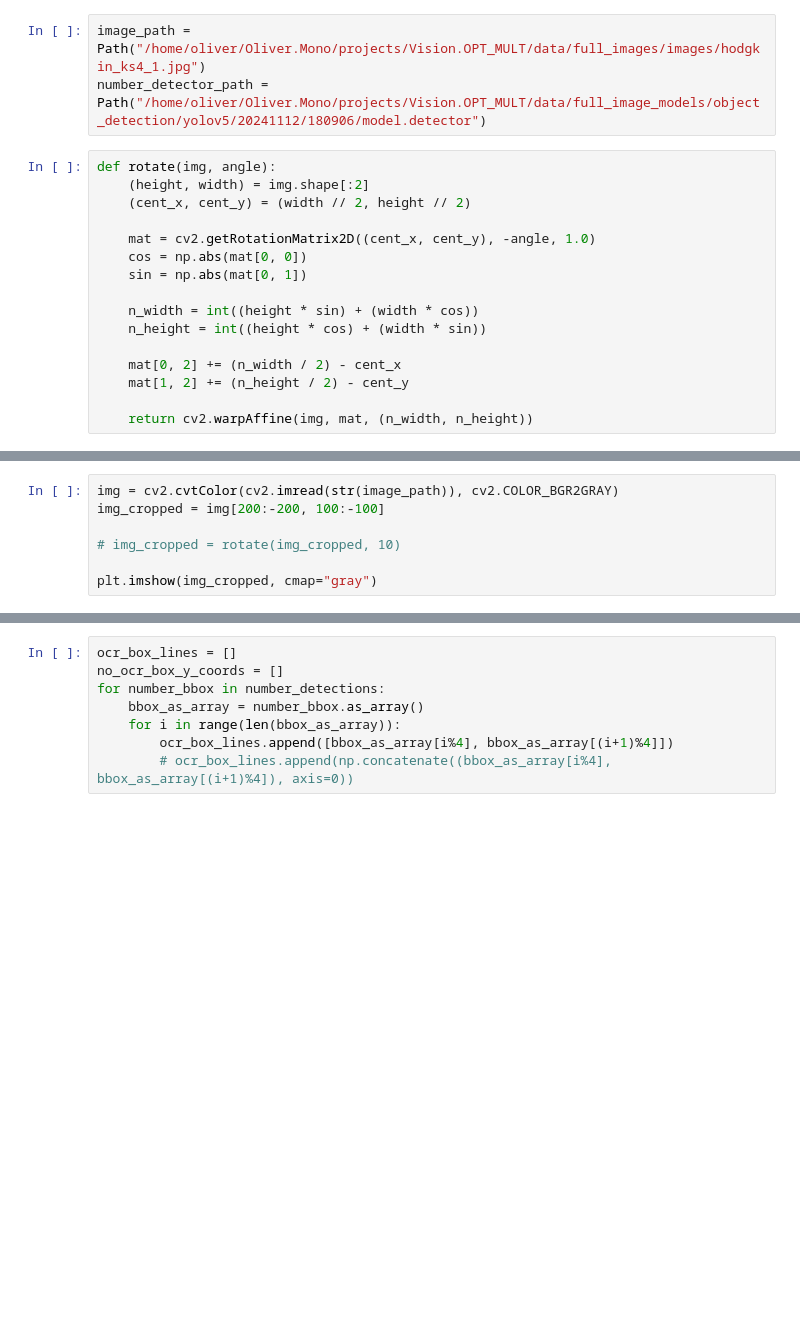
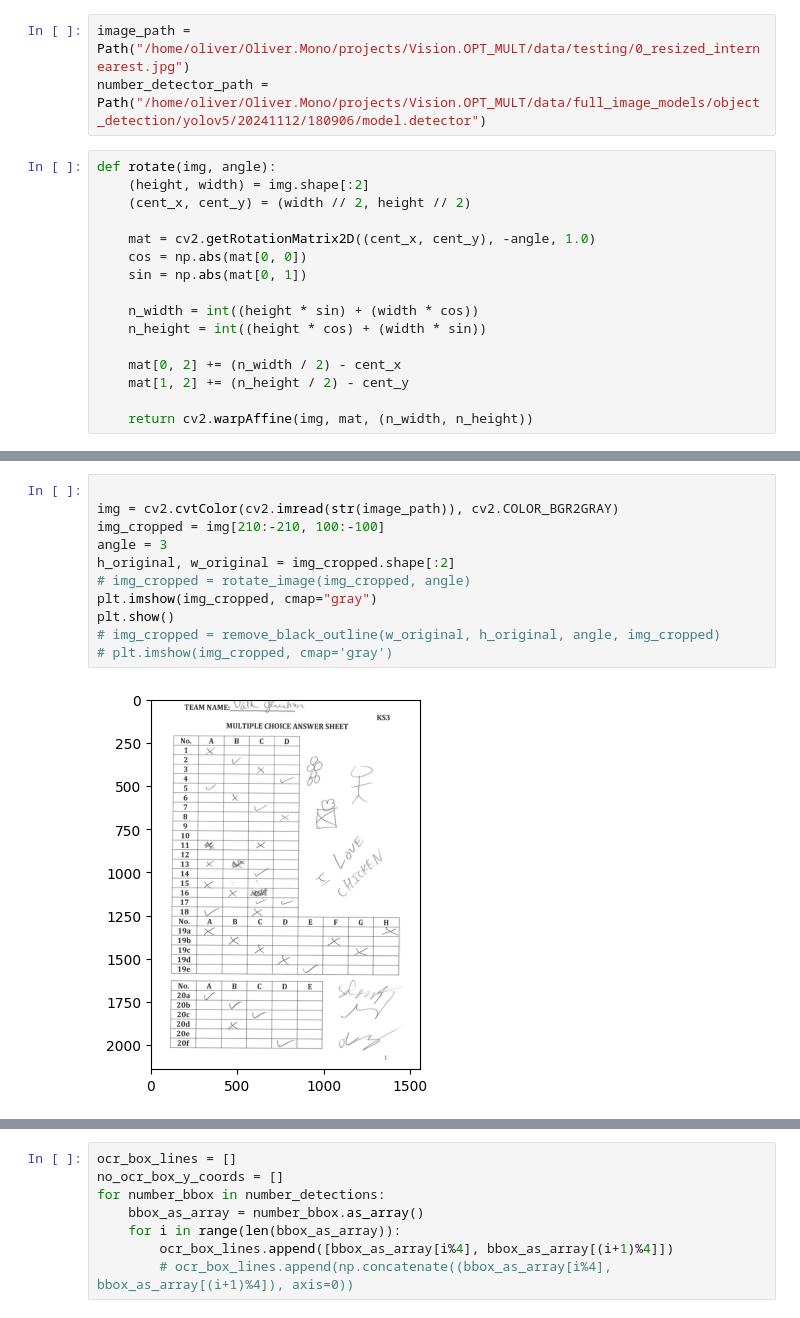
Before and after one commit to OliverSchamp/Vision.OPT_MULT, a Jupyter notebook: scripts/test_cropping.ipynb, the cells around one changed output, grey strips where cells are left out. Drawn from its saved outputs; the diff is of its cells as text; blank space fills up the shorter version.

```diff
--- a/scripts/test_cropping.ipynb
+++ b/scripts/test_cropping.ipynb
@@ -14,5 +15,5 @@ from PIL import Image, ImageDraw
 # %%
-image_path = Path("/home/oliver/Oliver.Mono/projects/Vision.OPT_MULT/data/full_images/images/hodgkin_ks4_1.jpg")
+image_path = Path("/home/oliver/Oliver.Mono/projects/Vision.OPT_MULT/data/testing/0_resized_internearest.jpg")
 number_detector_path = Path("/home/oliver/Oliver.Mono/projects/Vision.OPT_MULT/data/full_image_models/object_detection/yolov5/20241112/180906/model.detector")
 # %%
 def rotate(img, angle):
@@ -33,10 +111,16 @@ def rotate(img, angle):
 # %%
+
 img = cv2.cvtColor(cv2.imread(str(image_path)), cv2.COLOR_BGR2GRAY)
-img_cropped = img[200:-200, 100:-100]
-
-# img_cropped = rotate(img_cropped, 10)
-
+img_cropped = img[210:-210, 100:-100]
+angle = 3
+h_original, w_original = img_cropped.shape[:2]
+# img_cropped = rotate_image(img_cropped, angle)
 plt.imshow(img_cropped, cmap="gray")
+plt.show()
+# img_cropped = remove_black_outline(w_original, h_original, angle, img_cropped)
+# plt.imshow(img_cropped, cmap='gray')
+# %% [output]
+[figure, added]
 # %%
 no_detector = load_object_detector(number_detector_path)
 
```
Also changed, not shown: parts of 7 cells of this notebook, 4 other files.
